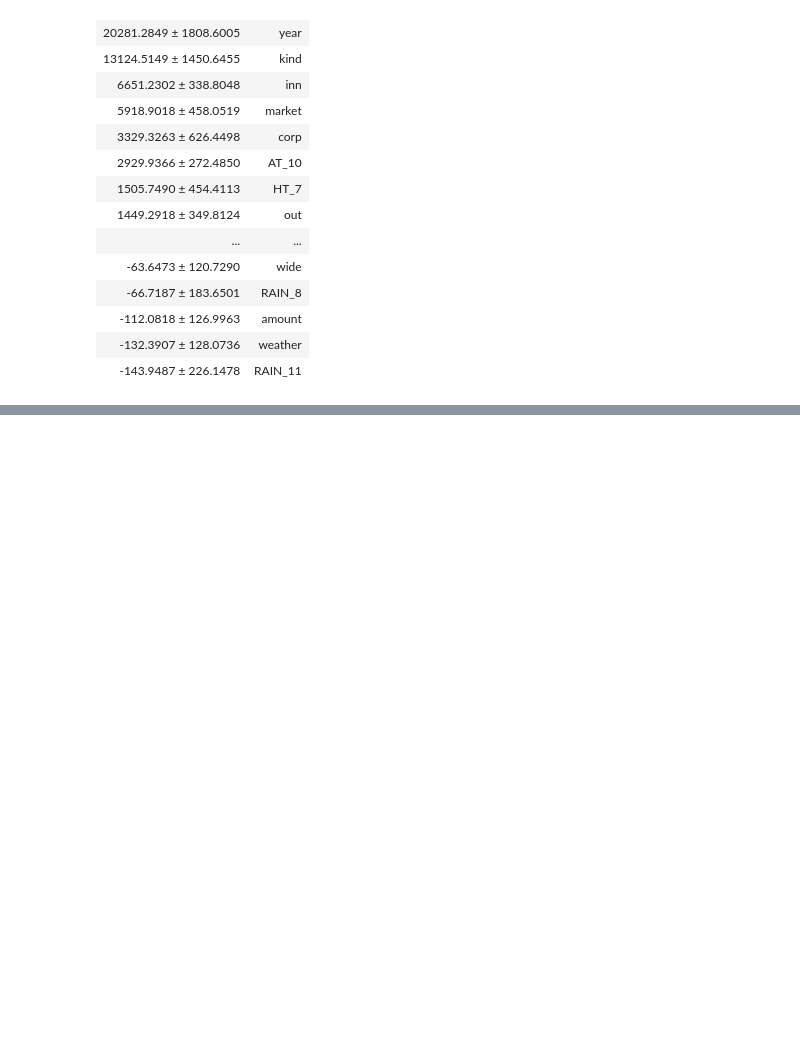
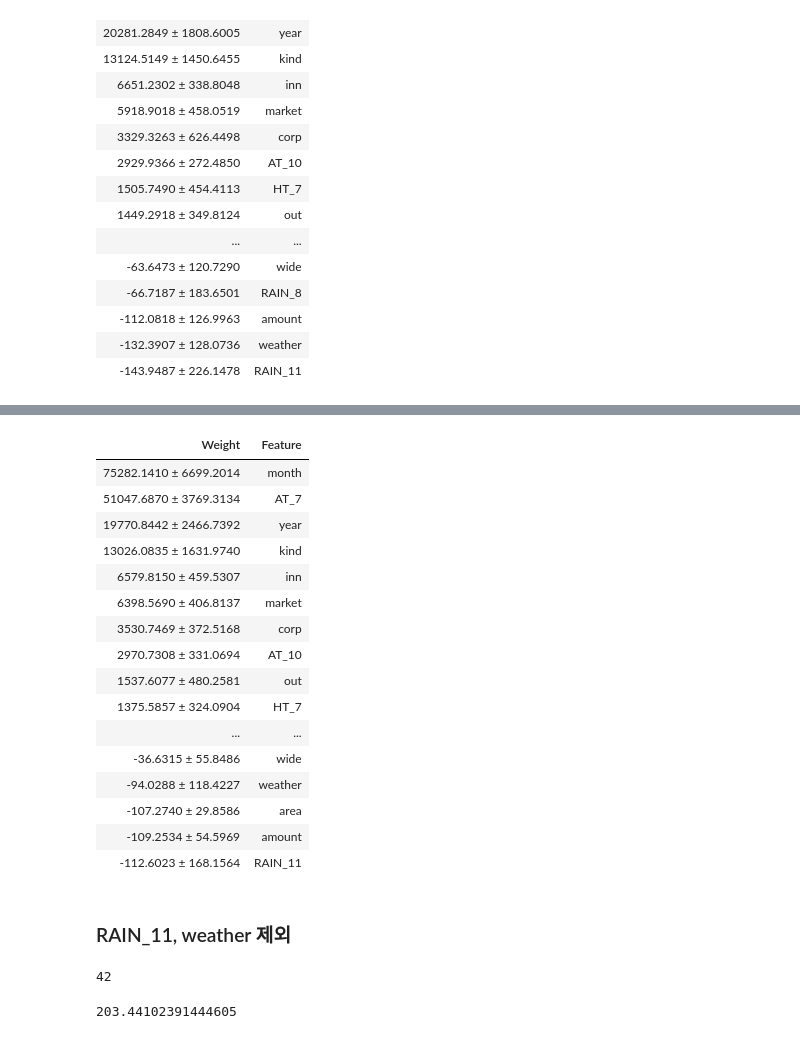
Before and after one commit to seosztt/ML_Project, a Jupyter notebook: PATIW.ipynb, the cells around one changed output, grey strips where cells are left out. Drawn from its saved outputs; the diff is of its cells as text; code cells hidden in the pictures; blank space fills up the shorter version.

```diff
--- a/PATIW.ipynb
+++ b/PATIW.ipynb
@@ -542,0 +615,4 @@ eli5.show_weights(perm, top = 60, feature_names = X_test.columns.tolist())
+# %%
+X_train=train.drop(columns=['price'])
+X_train.drop(columns=feature_del, inplace=True)
+y_train=train['price']
@@ -542,0 +639,39 @@ eli5.show_weights(perm, top = 60, feature_names = X_test.columns.tolist())
+# %%
+X_test=test.drop(columns=['price'])
+X_test.drop(columns=feature_del, inplace=True)
+y=test['price']
+# %%
+import eli5
+from eli5.sklearn import PermutationImportance
+
+RF=RandomForestRegressor(random_state=2045)
+RF.fit(X_train, y_train)
+
+perm = PermutationImportance(RF, scoring = "neg_mean_squared_error", random_state = 2045).fit(X_test, y)
+eli5.show_weights(perm, top = 60, feature_names = X_test.columns.tolist())
+# %% [output]
+| Weight | Feature |
+| 75282.1410 ± 6699.2014 | month |
+| 51047.6870 ± 3769.3134 | AT_7 |
+| 19770.8442 ± 2466.7392 | year |
+| 13026.0835 ± 1631.9740 | kind |
+| 6579.8150 ± 459.5307 | inn |
+| 6398.5690 ± 406.8137 | market |
+| 3530.7469 ± 372.5168 | corp |
+| 2970.7308 ± 331.0694 | AT_10 |
+| 1537.6077 ± 480.2581 | out |
+| 1375.5857 ± 324.0904 | HT_7 |
+| ... | ... |
+| -36.6315 ± 55.8486 | wide |
+| -94.0288 ± 118.4227 | weather |
+| -107.2740 ± 29.8586 | area |
+| -109.2534 ± 54.5969 | amount |
+| -112.6023 ± 168.1564 | RAIN_11 |
+# %% [markdown]
+### RAIN_11, weather 제외
+# %%
+feature_del.extend(['RAIN_11','weather'])
+
+len(feature_del)
+# %% [output]
+42
@@ -542,0 +697,5 @@ eli5.show_weights(perm, top = 60, feature_names = X_test.columns.tolist())
+# %%
+import numpy as np
+np.sqrt(-scores.mean())
+# %% [output]
+203.44102391444605
```
Also changed, not shown: parts of 21 cells of this notebook.
